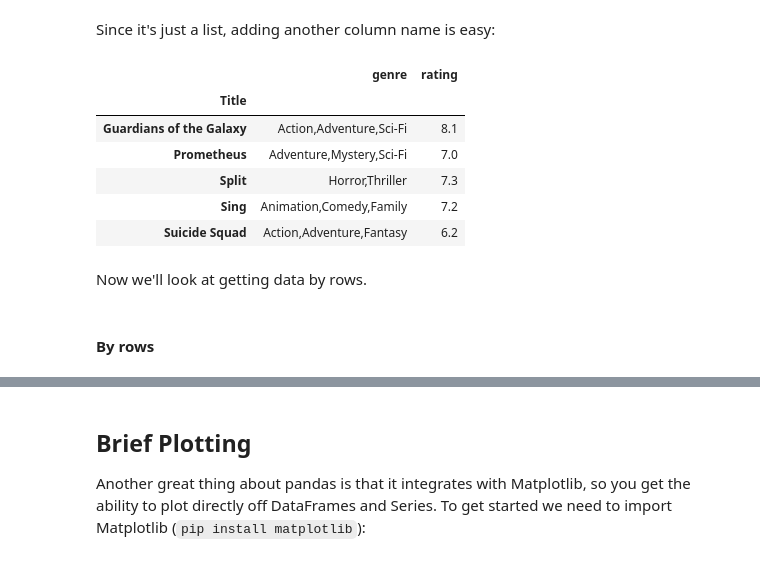
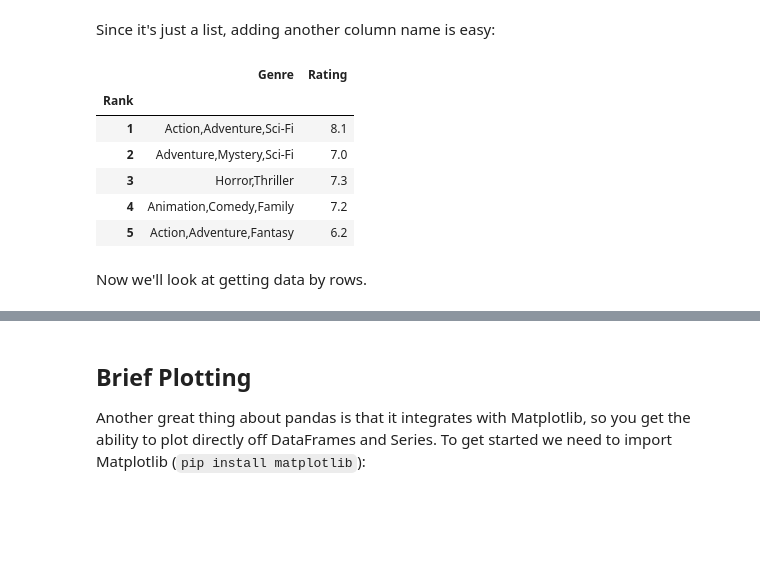
Before and after one commit to mahnoor-shahid/CraftingLab, a Jupyter notebook: Pandas/Level 1 - Let's learn about Pandas.ipynb, the cells around one changed output, grey strips where cells are left out. Drawn from its saved outputs; the diff is of its cells as text; code cells hidden in the pictures; blank space fills up the shorter version.

```diff
--- a/Pandas/Level 1 - Let's learn about Pandas.ipynb
+++ b/Pandas/Level 1 - Let's learn about Pandas.ipynb
@@ -309,4 +240,4 @@ DataFrames possess hundreds of methods and other operations that are crucial to
 
 Let's load in the IMDB movies dataset to begin:
 # %%
-movies_df = pd.read_csv("assets/IMDB-Movie-Data.csv", index_col="Title")
+movies_df = pd.read_csv("assets/IMDB-Movie-Data.csv", index_col='Rank')
@@ -469,6 +413,0 @@ Excellent. But what if we want to lowercase all names? Instead of using `.rename
-# %%
-movies_df.columns = ['rank', 'genre', 'description', 'director', 'actors', 'year', 'runtime',
-                     'rating', 'votes', 'revenue_millions', 'metascore']
-
-
-movies_df.columns
@@ -481,4 +413,0 @@ But that's too much work. Instead of just renaming each column manually we can d
-# %%
-movies_df.columns = [col.lower() for col in movies_df]
-
-movies_df.columns
@@ -767,18 +728,16 @@ pandas.core.frame.DataFrame
 # %% [markdown]
 Since it's just a list, adding another column name is easy:
 # %%
-subset = movies_df[['genre', 'rating']]
+subset = movies_df[['Genre', 'Rating']]
 
 subset.head()
 # %% [output]
-|  | genre | rating |
-| Title |  |  |
-| Guardians of the Galaxy | Action,Adventure,Sci-Fi | 8.1 |
-| Prometheus | Adventure,Mystery,Sci-Fi | 7.0 |
-| Split | Horror,Thriller | 7.3 |
-| Sing | Animation,Comedy,Family | 7.2 |
-| Suicide Squad | Action,Adventure,Fantasy | 6.2 |
+|  | Genre | Rating |
+| Rank |  |  |
+| 1 | Action,Adventure,Sci-Fi | 8.1 |
+| 2 | Adventure,Mystery,Sci-Fi | 7.0 |
+| 3 | Horror,Thriller | 7.3 |
+| 4 | Animation,Comedy,Family | 7.2 |
+| 5 | Action,Adventure,Fantasy | 6.2 |
 # %% [markdown]
 Now we'll look at getting data by rows.
-# %% [markdown]
-#### By rows
```
Also changed, not shown: parts of 87 cells of this notebook, 10 other files.
